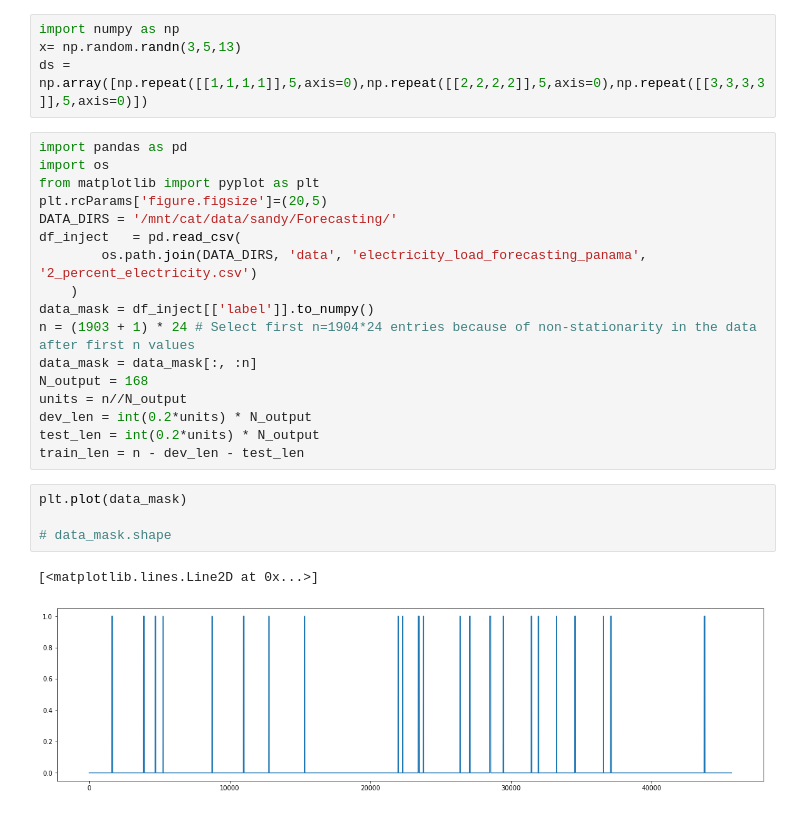
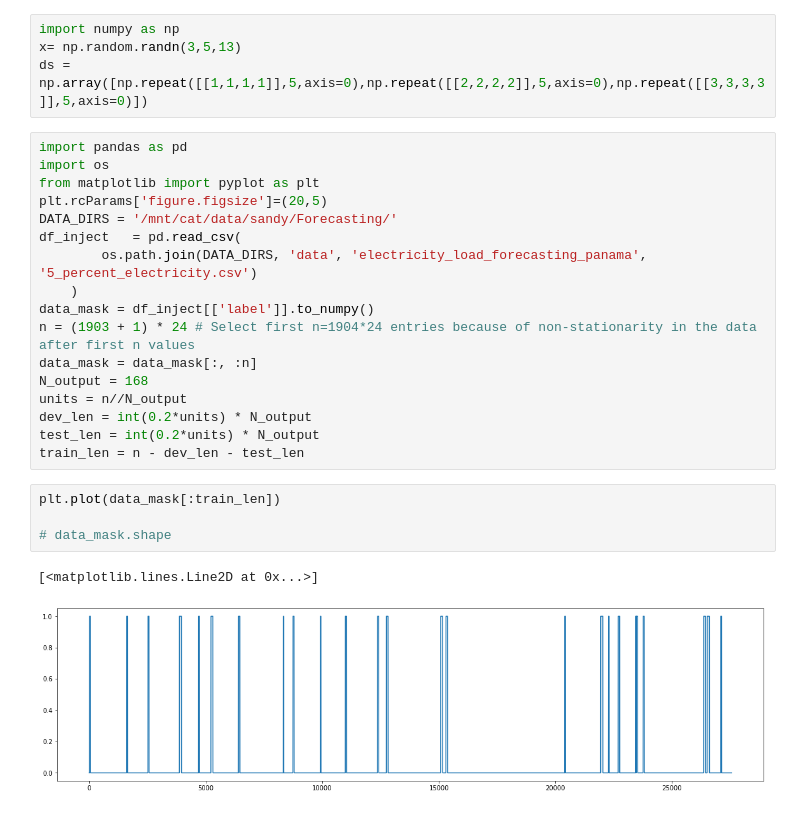
Before and after one commit to sandygitcse/Outlier, a Jupyter notebook: Visual.ipynb, the cells around one changed output. Saved outputs shown, nothing was run; the diff lists cells and outputs as text.

```diff
--- a/Visual.ipynb
+++ b/Visual.ipynb
@@ -74,7 +88,7 @@ from matplotlib import pyplot as plt
 plt.rcParams['figure.figsize']=(20,5)
 DATA_DIRS = '/mnt/cat/data/sandy/Forecasting/'
 df_inject   = pd.read_csv(
-        os.path.join(DATA_DIRS, 'data', 'electricity_load_forecasting_panama', '2_percent_electricity.csv')
+        os.path.join(DATA_DIRS, 'data', 'electricity_load_forecasting_panama', '5_percent_electricity.csv')
     )
 data_mask = df_inject[['label']].to_numpy()
 n = (1903 + 1) * 24 # Select first n=1904*24 entries because of non-stationarity in the data after first n values
@@ -85,9 +99,9 @@ dev_len = int(0.2*units) * N_output
 test_len = int(0.2*units) * N_output
 train_len = n - dev_len - test_len
 # %%
-plt.plot(data_mask)
+plt.plot(data_mask[:train_len])
 
 # data_mask.shape
 # %% [output]
 [<matplotlib.lines.Line2D at 0x...>]
-[figure, old version]
+[figure, new version]
```
Also changed, not shown: parts of 4 cells of this notebook, 52 other files.
